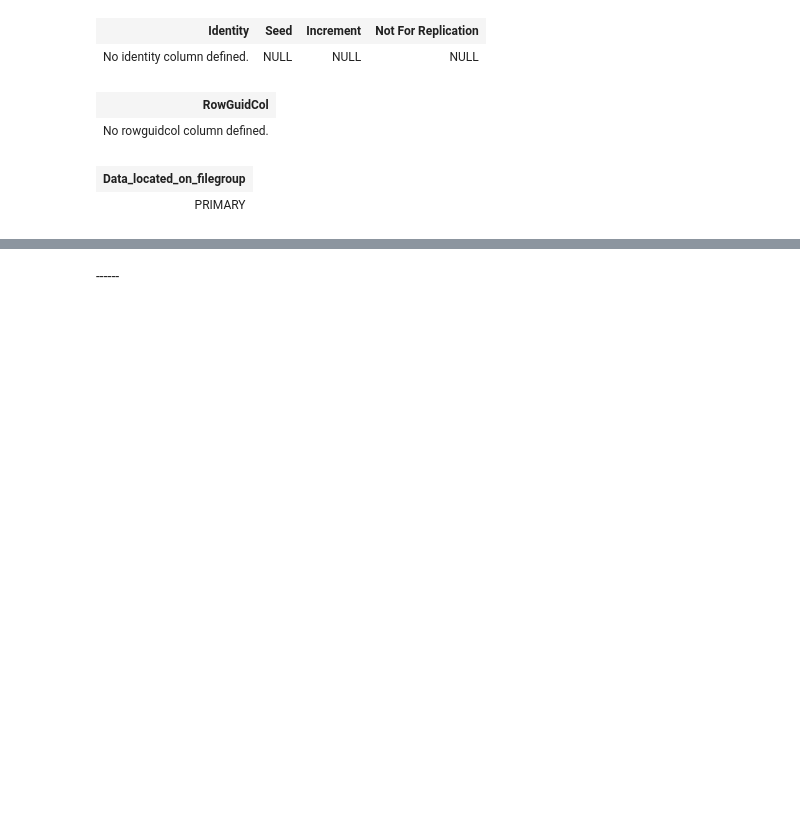
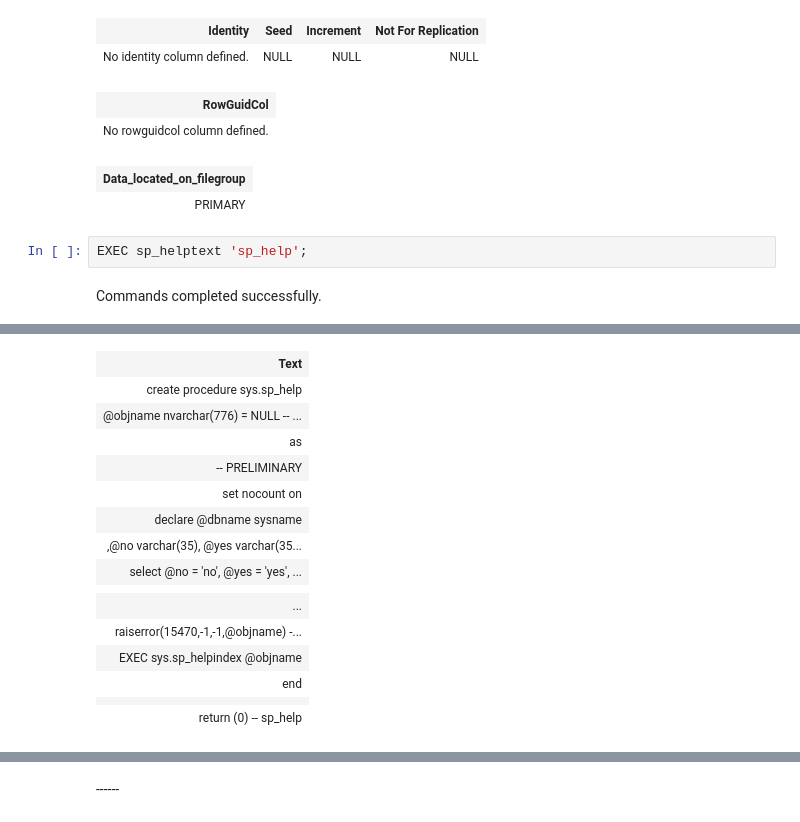
Before and after one commit to chan18/MSSQL, a Jupyter notebook: inuitivesql/helper.ipynb, the cells around one changed output, grey strips where cells are left out. Cells and saved outputs as stored; diff of their text form; blank space fills up the shorter version.

```diff
--- a/inuitivesql/helper.ipynb
+++ b/inuitivesql/helper.ipynb
@@ -25,3 +25,7 @@ Total execution time: 00:00:00.034
 | No rowguidcol column defined. |
 | Data_located_on_filegroup |
 | PRIMARY |
+# %%
+EXEC sp_helptext 'sp_help';
+# %% [output]
+Commands completed successfully.
@@ -27,0 +33,16 @@ Total execution time: 00:00:00.034
+| Text |
+| create procedure sys.sp_help |
+| @objname nvarchar(776) = NULL -- ... |
+| as |
+| -- PRELIMINARY |
+| set nocount on |
+| declare @dbname sysname |
+| ,@no varchar(35), @yes varchar(35... |
+| select @no = 'no', @yes = 'yes', ... |
+|  |
+| ... |
+| raiserror(15470,-1,-1,@objname) -... |
+| EXEC sys.sp_helpindex @objname |
+| end |
+|  |
+| return (0) -- sp_help |
```
Also changed, not shown: parts of 2 cells of this notebook, 9 other files.
